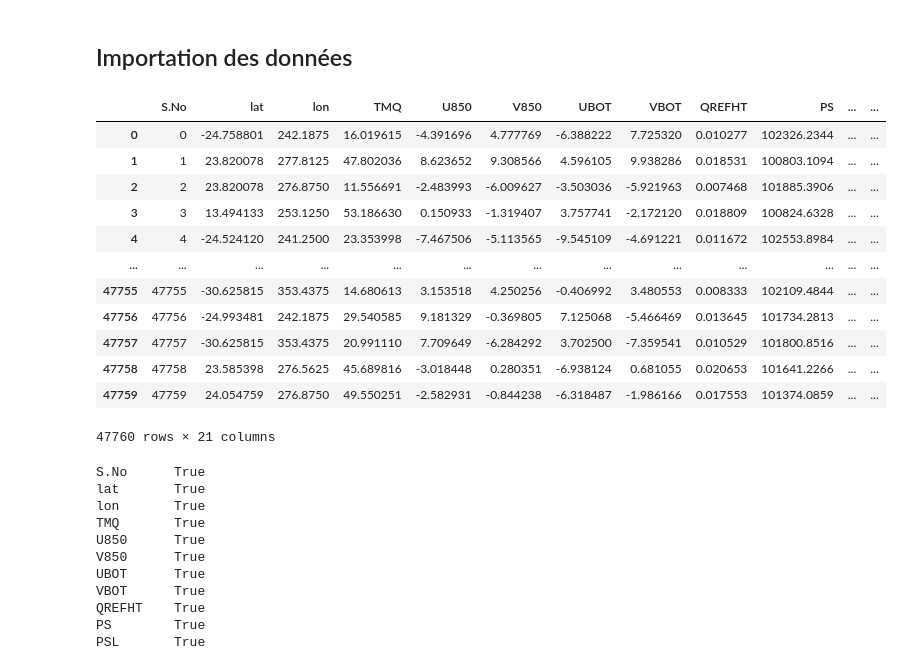
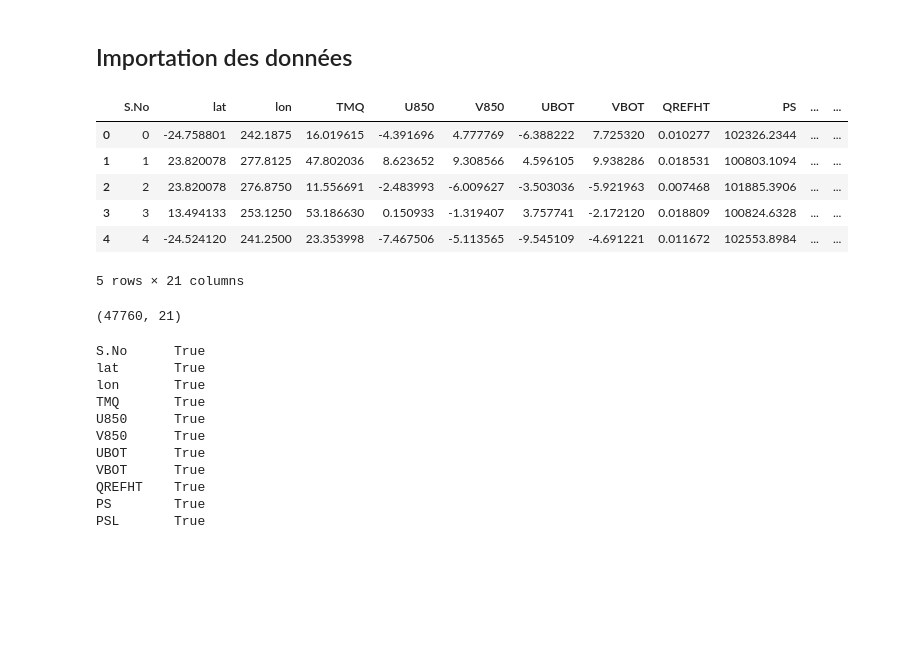
Before and after one commit to Hazot/Classification-of-Extreme-Weather-Events, a Jupyter notebook: compet_xgboost.ipynb, the cells around one changed output. Saved outputs shown, nothing was run; the diff lists cells and outputs as text; code cells hidden in the pictures; blank space fills up the shorter version.

```diff
--- a/compet_xgboost.ipynb
+++ b/compet_xgboost.ipynb
@@ -16,22 +16,20 @@ import matplotlib.pyplot as plt
 # %% [markdown]
 ## Importation des données
 # %%
-df_train = pd.read_csv("train.csv")
-df_train
+df_train = pd.read_csv("data/train.csv")
+df_train.head()
 # %% [output]
 |  | S.No | lat | lon | TMQ | U850 | V850 | UBOT | VBOT | QREFHT | PS | ... | ... |
 | 0 | 0 | -24.758801 | 242.1875 | 16.019615 | -4.391696 | 4.777769 | -6.388222 | 7.725320 | 0.010277 | 102326.2344 | ... | ... |
 | 1 | 1 | 23.820078 | 277.8125 | 47.802036 | 8.623652 | 9.308566 | 4.596105 | 9.938286 | 0.018531 | 100803.1094 | ... | ... |
 | 2 | 2 | 23.820078 | 276.8750 | 11.556691 | -2.483993 | -6.009627 | -3.503036 | -5.921963 | 0.007468 | 101885.3906 | ... | ... |
 | 3 | 3 | 13.494133 | 253.1250 | 53.186630 | 0.150933 | -1.319407 | 3.757741 | -2.172120 | 0.018809 | 100824.6328 | ... | ... |
 | 4 | 4 | -24.524120 | 241.2500 | 23.353998 | -7.467506 | -5.113565 | -9.545109 | -4.691221 | 0.011672 | 102553.8984 | ... | ... |
-| ... | ... | ... | ... | ... | ... | ... | ... | ... | ... | ... | ... | ... |
-| 47755 | 47755 | -30.625815 | 353.4375 | 14.680613 | 3.153518 | 4.250256 | -0.406992 | 3.480553 | 0.008333 | 102109.4844 | ... | ... |
-| 47756 | 47756 | -24.993481 | 242.1875 | 29.540585 | 9.181329 | -0.369805 | 7.125068 | -5.466469 | 0.013645 | 101734.2813 | ... | ... |
-| 47757 | 47757 | -30.625815 | 353.4375 | 20.991110 | 7.709649 | -6.284292 | 3.702500 | -7.359541 | 0.010529 | 101800.8516 | ... | ... |
-| 47758 | 47758 | 23.585398 | 276.5625 | 45.689816 | -3.018448 | 0.280351 | -6.938124 | 0.681055 | 0.020653 | 101641.2266 | ... | ... |
-| 47759 | 47759 | 24.054759 | 276.8750 | 49.550251 | -2.582931 | -0.844238 | -6.318487 | -1.986166 | 0.017553 | 101374.0859 | ... | ... |
-47760 rows × 21 columns
+5 rows × 21 columns
+# %%
+df_train.shape
+# %% [output]
+(47760, 21)
 # %%
 # On s'assure qu'il n'y a pas de valeurs non numériques ou manquantes dans le dataframe
 df_train.apply(lambda s: pd.to_numeric(s, errors='coerce').notnull().all())
```
Also changed, not shown: parts of 5 cells of this notebook, 1 other file.
